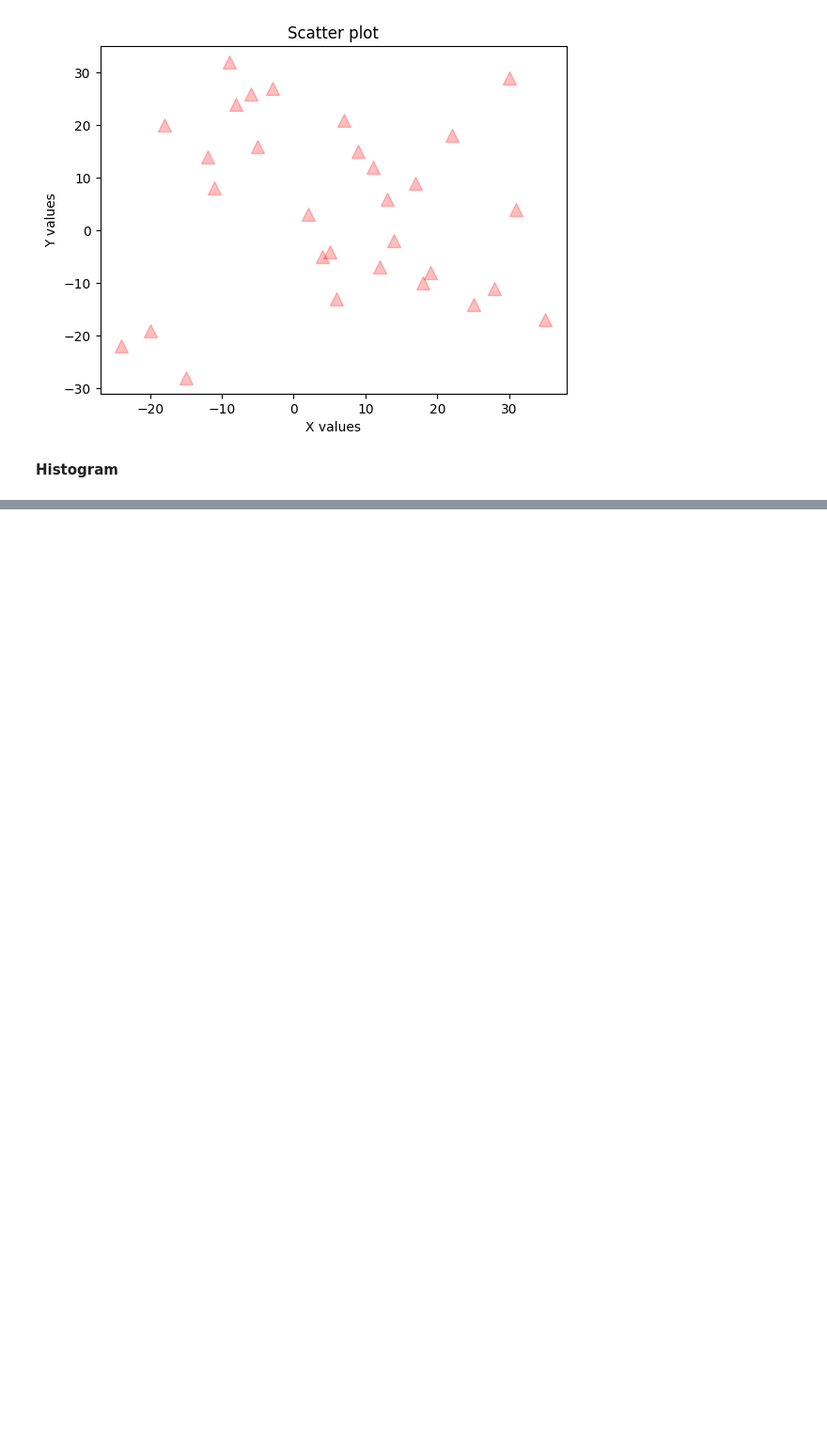
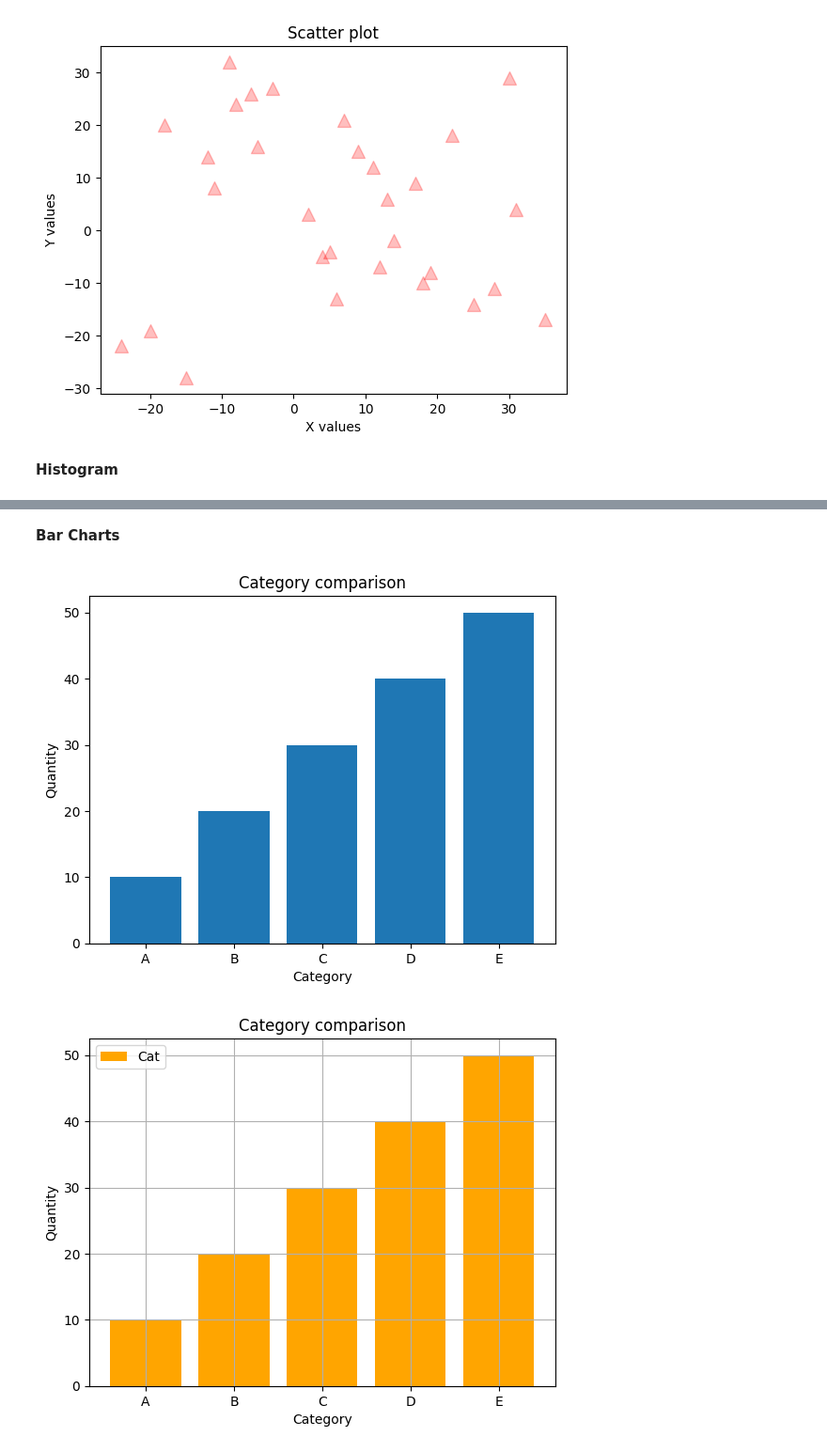
Before and after one commit to Sarthak-Chauhan-Git/UPES_PG_30655, a Jupyter notebook: GilbertStrang/Chapters/Matplotlib.ipynb, the cells around one changed output, grey strips where cells are left out. Shown at 94% size. Cells and saved outputs as stored; diff of their text form; code cells hidden in the pictures; blank space fills up the shorter version.

```diff
--- a/GilbertStrang/Chapters/Matplotlib.ipynb
+++ b/GilbertStrang/Chapters/Matplotlib.ipynb
@@ -133,0 +149,22 @@ marks = [42, 45, 47, 50, 52, 55, 58,
+# %% [markdown]
+**Bar Charts**
+# %%
+cat = ["A", "B", "C", "D", "E"]
+qua = [10, 20, 30, 40, 50]
+
+plt.bar(cat, qua)
+plt.title("Category comparison")
+plt.xlabel("Category")
+plt.ylabel("Quantity")
+plt.show()
+
+plt.bar(cat, qua, label="Cat", color="orange")
+plt.title("Category comparison")
+plt.xlabel("Category")
+plt.ylabel("Quantity")
+plt.grid()
+plt.legend()
+plt.show()
+# %% [output]
+[figure, added]
+[figure, added]
```
Also changed, not shown: parts of 18 cells of this notebook, 1 other file.
